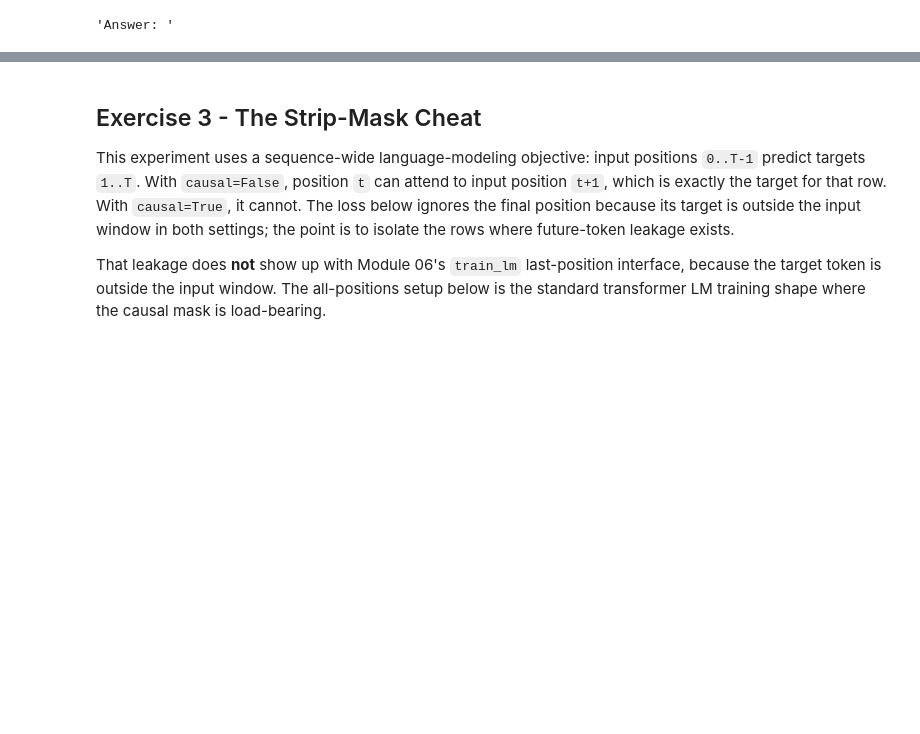
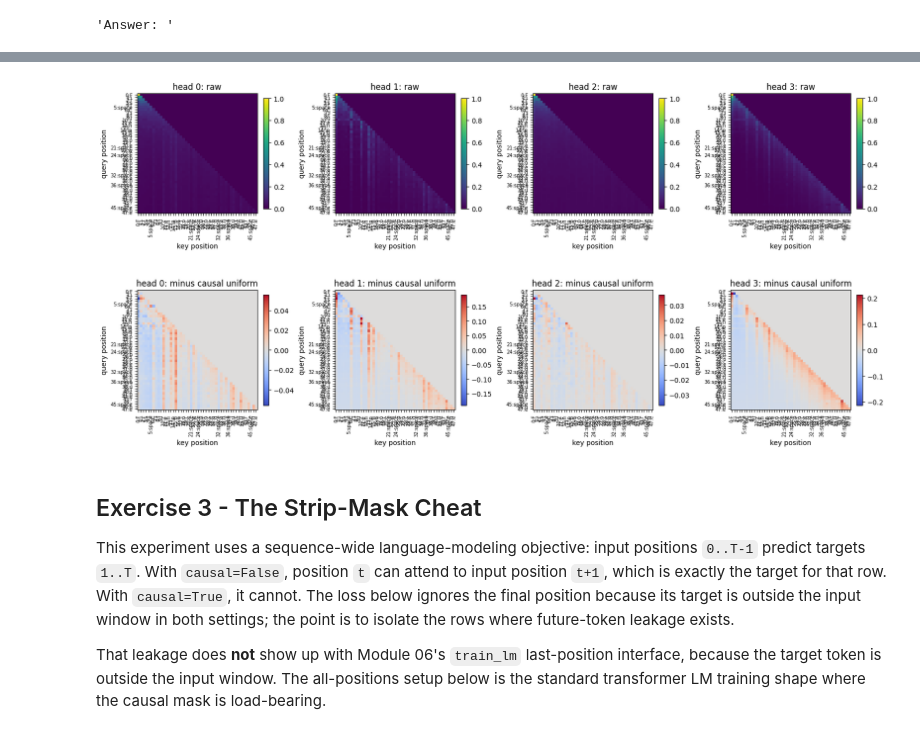
Before and after one commit to Mister-Meeseeks/g2c, a Jupyter notebook: notebooks/solutions/07-attention.ipynb, the cells around one changed output, grey strips where cells are left out. Saved outputs shown, nothing was run; the diff lists cells and outputs as text; code cells hidden in the pictures; blank space fills up the shorter version.

```diff
--- a/notebooks/solutions/07-attention.ipynb
+++ b/notebooks/solutions/07-attention.ipynb
@@ -166,0 +416,86 @@ plt.show()
+# %%
+def choose_shakespeare_artifact_name() -> str | None:
+    for name in ("ShakespeareLM-1M", "ShakespeareLM"):
+        if model_artifact_exists(name, repo_root=repo_root):
+            return name
+    return None
+
+
+def transformer_layer_attention_weights(model, token_ids: torch.Tensor, *, layer_index: int = 0):
+    """Return (heads, T, T) attention weights from one TransformerLM layer."""
+    B, T = token_ids.shape
+    x = model.token_embed(token_ids) + model.pos_embed(T).unsqueeze(0)
+    for index, block in enumerate(model.blocks):
+        normalized = block.ln1(x)
+        if index == layer_index:
+            return block.attn.attention_weights(normalized)[0].detach()
+        x = x + block.attn(normalized)
+        x = x + block.ffn(block.ln2(x))
+    raise ValueError(f"layer_index {layer_index} is out of range")
+
+
+def trained_token_labels(tokenizer, ids: list[int]) -> list[str]:
+    labels = []
+    for i, token_id in enumerate(ids):
+        piece = tokenizer.decode([int(token_id)]).replace("\n", "\\n")
+        if piece == " ":
+            piece = "space"
+        if len(piece) > 12:
+            piece = piece[:9] + "..."
+        labels.append(f"{i}:{piece}")
+    return labels
+
+
+artifact_name = choose_shakespeare_artifact_name()
+if artifact_name is None:
+    print("Skipping trained attention pass: run Module 10 and save ShakespeareLM first.")
+else:
+    loaded = load_model_artifact_with_tokenizer(artifact_name, repo_root=repo_root)
+    trained_model = loaded.model
+    trained_tokenizer = loaded.tokenizer
+    trained_prompt = "First Citizen:\nBefore we proceed any further, hear me speak."
+    trained_ids = trained_tokenizer.encode_with_vocab_size(trained_prompt, trained_model.vocab_size)
+    trained_ids = trained_ids[: min(len(trained_ids), trained_model.max_seq_len, 48)]
+    trained_tensor = torch.tensor(trained_ids, dtype=torch.long).unsqueeze(0)
+    trained_weights = transformer_layer_attention_weights(trained_model, trained_tensor, layer_index=0)
+    trained_labels = trained_token_labels(trained_tokenizer, trained_ids)
+
+    T = trained_weights.shape[-1]
+    causal_uniform = torch.zeros(T, T)
+    for row in range(T):
+        causal_uniform[row, : row + 1] = 1.0 / (row + 1)
+
+    heads_to_show = min(4, trained_weights.shape[0])
+    fig, axes = plt.subplots(2, heads_to_show, figsize=(4 * heads_to_show, 8), constrained_layout=True)
+    if heads_to_show == 1:
+        axes = axes.reshape(2, 1)
+
+    for head in range(heads_to_show):
+        raw = trained_weights[head]
+        deviation = raw - causal_uniform
+        dev_limit = max(float(deviation.abs().max()), 1e-6)
+
+        raw_ax = axes[0, head]
+        raw_image = raw_ax.imshow(raw, vmin=0.0, vmax=1.0, cmap="viridis")
+        raw_ax.set_title(f"head {head}: raw")
+        fig.colorbar(raw_image, ax=raw_ax, fraction=0.046, pad=0.04)
+
+        dev_ax = axes[1, head]
+        dev_image = dev_ax.imshow(deviation, vmin=-dev_limit, vmax=dev_limit, cmap="coolwarm")
+        dev_ax.set_title(f"head {head}: minus causal uniform")
+        fig.colorbar(dev_image, ax=dev_ax, fraction=0.046, pad=0.04)
+
+        for ax in (raw_ax, dev_ax):
+            ax.set_xlabel("key position")
+            ax.set_ylabel("query position")
+            ax.set_xticks(range(T))
+            ax.set_yticks(range(T))
+            ax.set_xticklabels(trained_labels, rotation=90, fontsize=7)
+            ax.set_yticklabels(trained_labels, fontsize=7)
+
+        top = torch.topk(raw[-1], k=min(3, T))
+        top_items = [(trained_labels[int(i)], round(float(v), 3)) for v, i in zip(top.values, top.indices)]
+        print(f"head {head} top keys for final token:", top_items)
+
+    plt.show()
+# %% [output]
@@ -167,3 +506,4 @@ plt.show()
+[figure, added]
 # %% [markdown]
 ## Exercise 3 - The Strip-Mask Cheat
 
```
Also changed, not shown: parts of 13 cells of this notebook, 6 other files.
